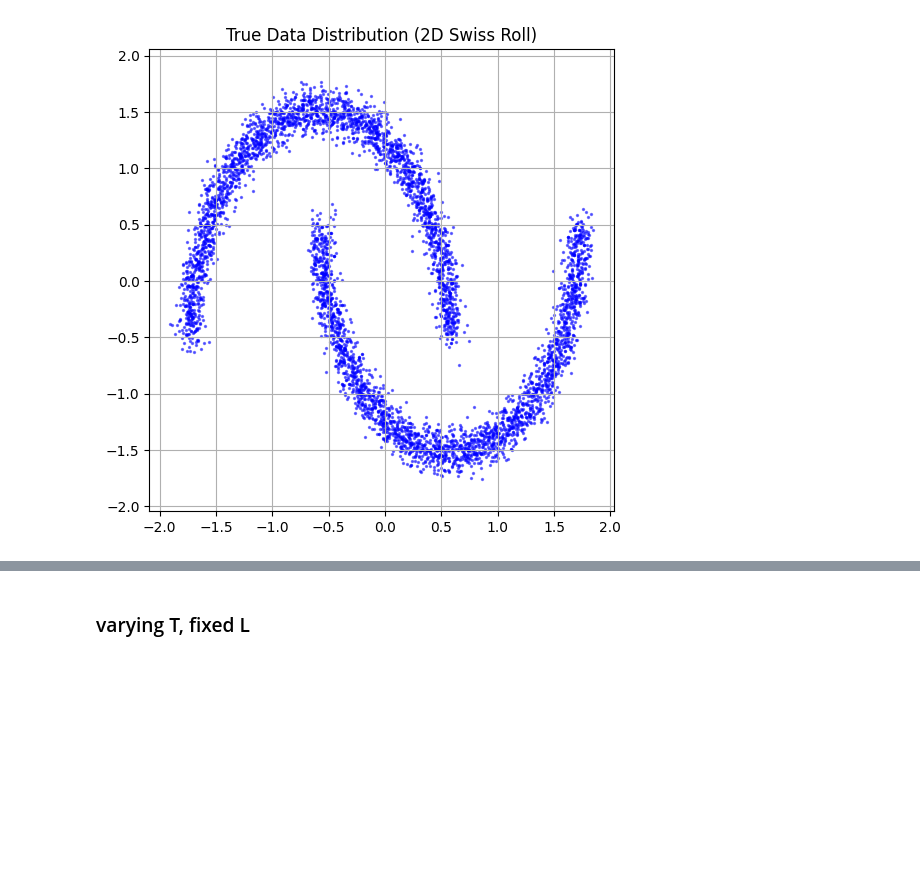
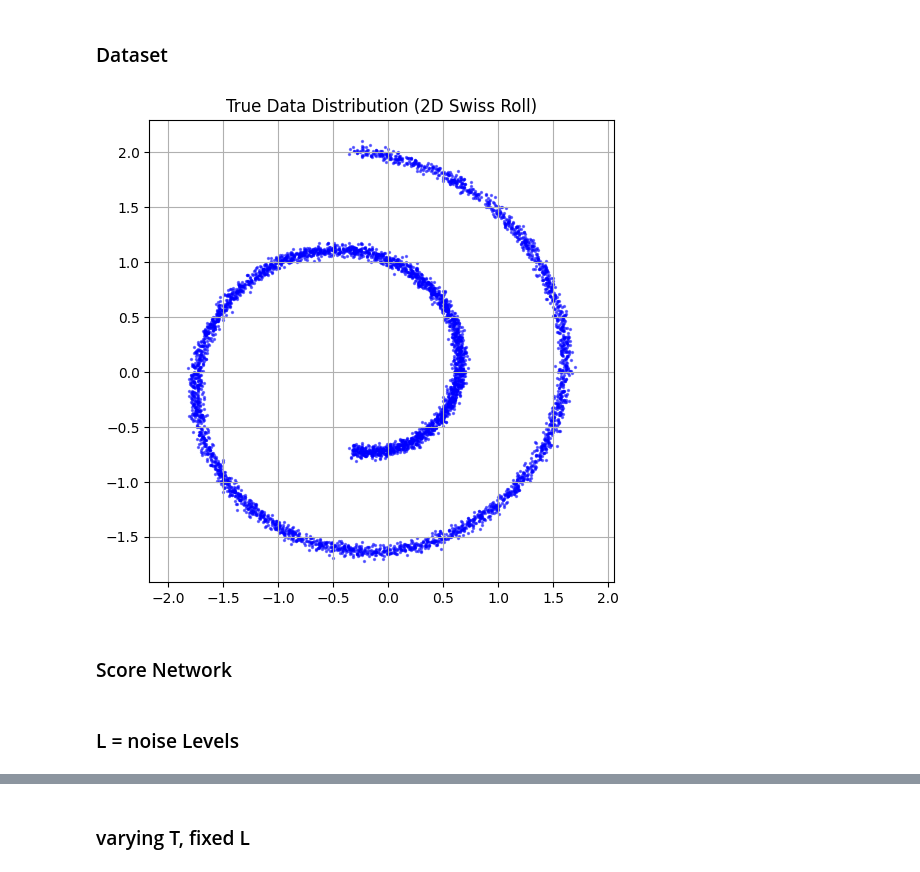
Before and after one commit to sj-rai/annealed-langevin-dsm, a Jupyter notebook: experiment.ipynb, the cells around one changed output, grey strips where cells are left out. Cells and saved outputs as stored; diff of their text form; code cells hidden in the pictures; blank space fills up the shorter version.

```diff
--- a/experiment.ipynb
+++ b/experiment.ipynb
@@ -9,6 +9,8 @@ from sklearn.datasets import make_swiss_roll, make_moons
 # Set random seeds for reproducibility
 torch.manual_seed(42)
 np.random.seed(42)
+# %% [markdown]
+### Dataset
 # %%
 def get_swiss_roll(n_samples=5000):
     # Generate 3D swiss roll, but we only extract 2 dimensions to make it a 2D spiral
@@ -23,18 +25,20 @@ def get_two_moons(n_samples=5000):
     data = (data - np.mean(data, axis=0)) / np.std(data, axis=0)
     return torch.tensor(data, dtype=torch.float32)
 # %%
-# dataset = get_swiss_roll(5000)
-dataset = get_two_moons(5000)
+dataset = get_swiss_roll(5000)
+# dataset = get_two_moons(5000)
 
 
 plt.figure(figsize=(6, 6))
 plt.scatter(dataset[:, 0], dataset[:, 1], s=2, alpha=0.5, color='blue')
 plt.title("True Data Distribution (2D Swiss Roll)")
 plt.axis('equal')
 plt.grid(True)
 plt.show()
 # %% [output]
-[figure, old version]
+[figure, new version]
+# %% [markdown]
+### Score Network
 # %%
 class ScoreNetwork(nn.Module):
     def __init__(self, hidden_dim=128):
@@ -55,6 +59,8 @@ class ScoreNetwork(nn.Module):
         # sigma shape: [batch_size, 1]
         inputs = torch.cat([x, sigma], dim=-1)
         return self.net(inputs)
+# %% [markdown]
+### L = noise Levels
 # %%
 L = 30                 # Number of noise scales
 sigma_1 = 1.0           # High noise (blankets the empty canvas space)
```
Also changed, not shown: parts of 22 cells of this notebook, 1 other file.
